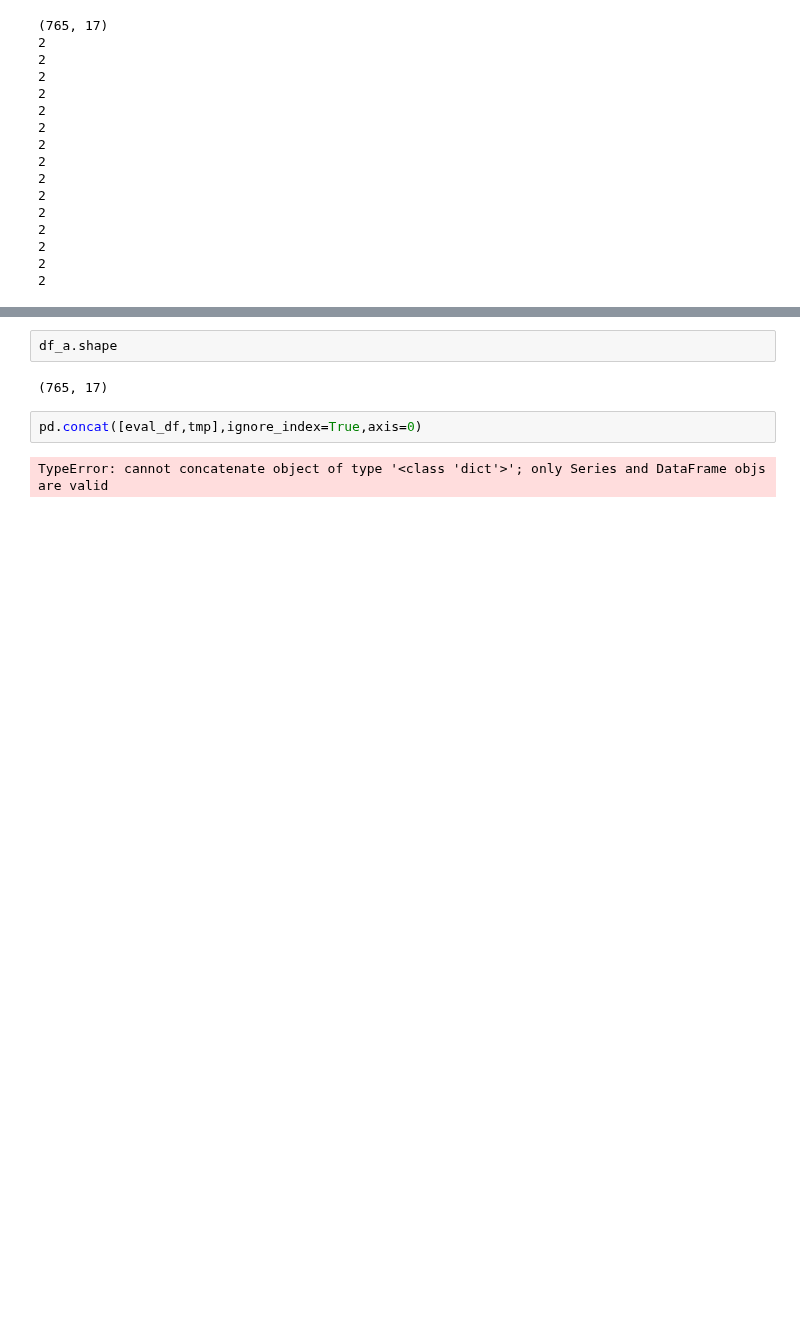
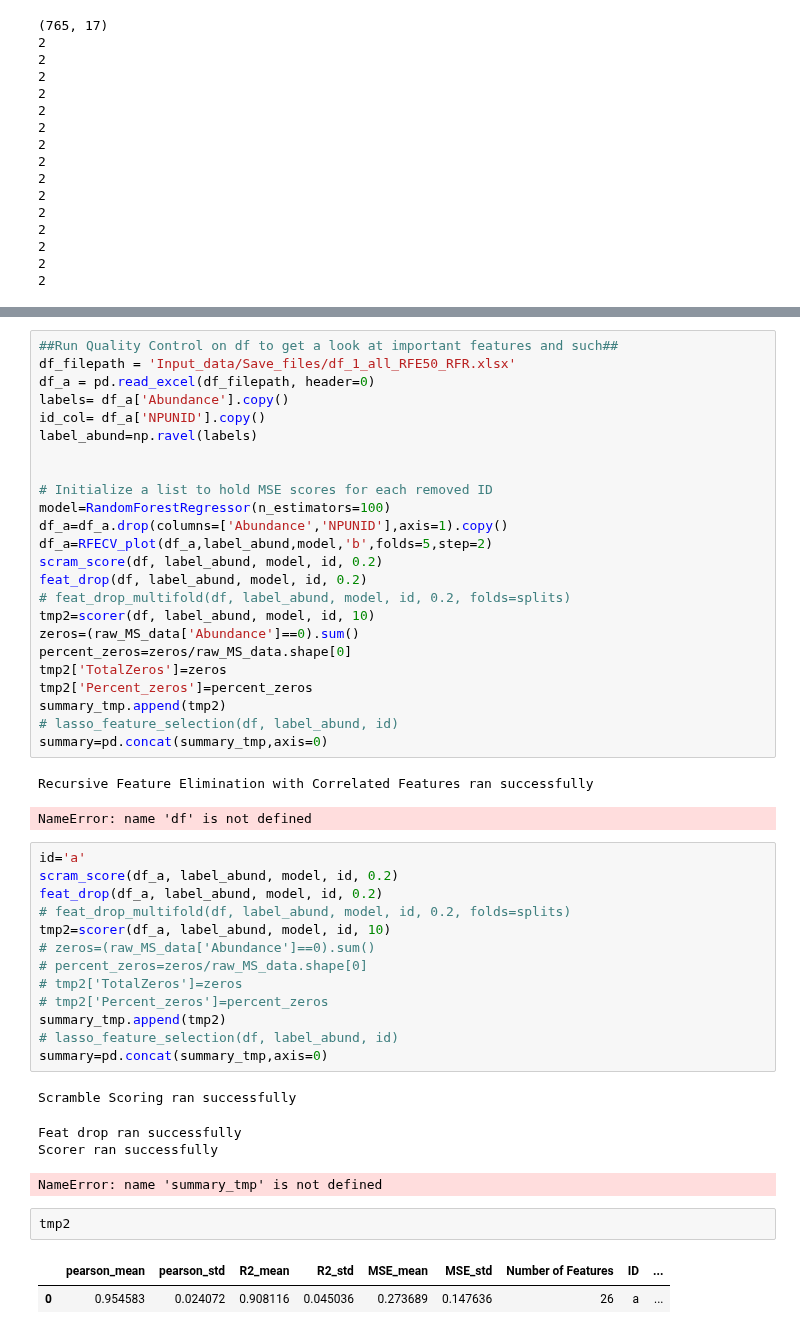
Before and after one commit to karst-poulsen/PC_ML_using_NSP, a Jupyter notebook: ML_5_pubpipe_Samples.ipynb, the cells around one changed output, grey strips where cells are left out. Cells and saved outputs as stored; diff of their text form; blank space fills up the shorter version.

Commit message:
whole file.... maybe drop corona concentration....

```diff
--- a/ML_5_pubpipe_Samples.ipynb
+++ b/ML_5_pubpipe_Samples.ipynb
@@ -670,11 +664,53 @@ eval_df.to_excel('Output_data/PredictonBALFSamples.xlsx', index=False)
-# %%
-df_a.shape
-# %% [output]
-(765, 17)
-# %%
-pd.concat([eval_df,tmp],ignore_index=True,axis=0)
-# %% [output]
-TypeError: cannot concatenate object of type '<class 'dict'>'; only Series and DataFrame objs are valid
+# %%
+##Run Quality Control on df to get a look at important features and such##
+df_filepath = 'Input_data/Save_files/df_1_all_RFE50_RFR.xlsx'
+df_a = pd.read_excel(df_filepath, header=0)
+labels= df_a['Abundance'].copy()
+id_col= df_a['NPUNID'].copy()
+label_abund=np.ravel(labels)
+
+
+# Initialize a list to hold MSE scores for each removed ID
+model=RandomForestRegressor(n_estimators=100)
+df_a=df_a.drop(columns=['Abundance','NPUNID'],axis=1).copy()
+df_a=RFECV_plot(df_a,label_abund,model,'b',folds=5,step=2)
+scram_score(df, label_abund, model, id, 0.2)
+feat_drop(df, label_abund, model, id, 0.2)
+# feat_drop_multifold(df, label_abund, model, id, 0.2, folds=splits)
+tmp2=scorer(df, label_abund, model, id, 10)
+zeros=(raw_MS_data['Abundance']==0).sum()
+percent_zeros=zeros/raw_MS_data.shape[0]
+tmp2['TotalZeros']=zeros
+tmp2['Percent_zeros']=percent_zeros
+summary_tmp.append(tmp2)
+# lasso_feature_selection(df, label_abund, id)
+summary=pd.concat(summary_tmp,axis=0)
+# %% [output]
+Recursive Feature Elimination with Correlated Features ran successfully
+NameError: name 'df' is not defined
+# %%
+id='a'
+scram_score(df_a, label_abund, model, id, 0.2)
+feat_drop(df_a, label_abund, model, id, 0.2)
+# feat_drop_multifold(df, label_abund, model, id, 0.2, folds=splits)
+tmp2=scorer(df_a, label_abund, model, id, 10)
+# zeros=(raw_MS_data['Abundance']==0).sum()
+# percent_zeros=zeros/raw_MS_data.shape[0]
+# tmp2['TotalZeros']=zeros
+# tmp2['Percent_zeros']=percent_zeros
+summary_tmp.append(tmp2)
+# lasso_feature_selection(df, label_abund, id)
+summary=pd.concat(summary_tmp,axis=0)
+# %% [output]
+Scramble Scoring ran successfully
+Feat drop ran successfully
+Scorer ran successfully
+NameError: name 'summary_tmp' is not defined
+# %%
+tmp2
+# %% [output]
+|  | pearson_mean | pearson_std | R2_mean | R2_std | MSE_mean | MSE_std | Number of Features | ID | ... |
+| 0 | 0.954583 | 0.024072 | 0.908116 | 0.045036 | 0.273689 | 0.147636 | 26 | a | ... |
 # %%
 ###Run Histogram of each Feature###
 # Get total number of rows
```
Also changed, not shown: parts of 3 cells of this notebook, 1 other file.
